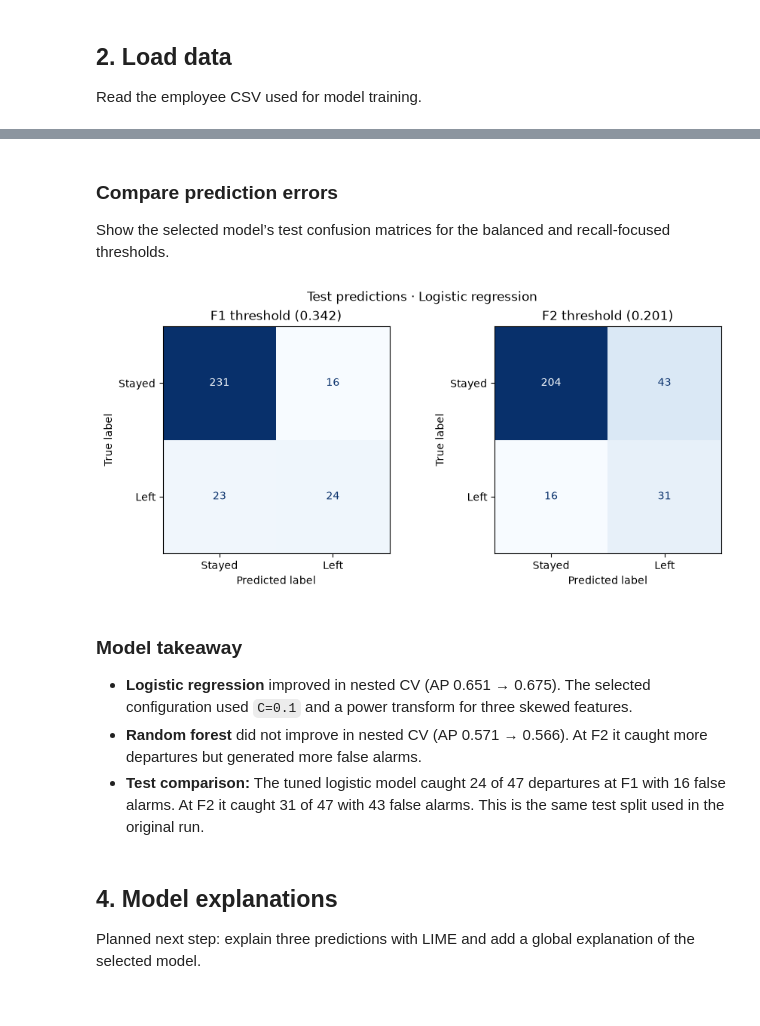
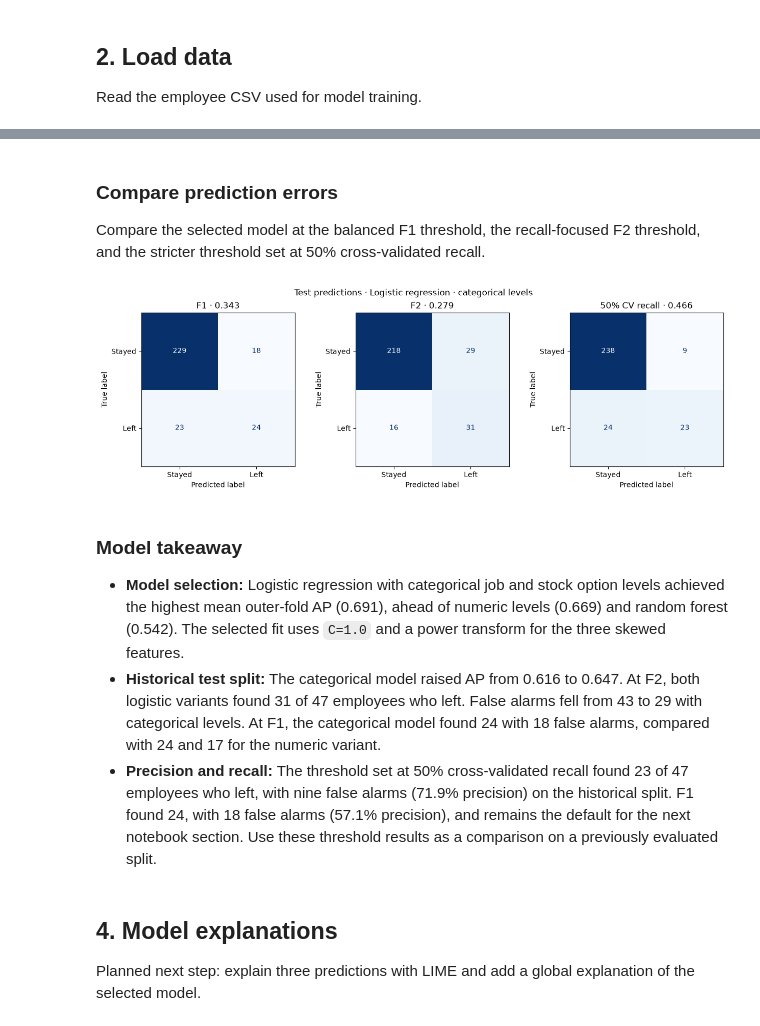
Before and after one commit to johanneswbr/medco-passau-xai, a Jupyter notebook: model_xai.ipynb, the cells around one changed output, grey strips where cells are left out. Drawn from its saved outputs; the diff is of its cells as text; code cells hidden in the pictures.

Commit message:
Improve attrition model and compare decision thresholds

```diff
--- a/model_xai.ipynb
+++ b/model_xai.ipynb
@@ -58,16 +59,18 @@ assert not employees.duplicated().any(), "Review duplicate employee rows."
 assert employees["EmployeeNumber"].notna().all() and employees["EmployeeNumber"].is_unique
 assert set(employees["Attrition"]) == {"Yes", "No"}, "Review the Attrition labels."
 
-constant_columns = employees.columns[employees.nunique(dropna=False).eq(1)].tolist()
-X = employees.drop(columns=["EmployeeNumber", "Attrition", *constant_columns])
+X = employees.drop(columns=["EmployeeNumber", "Attrition"])
 y = employees["Attrition"].eq("Yes").astype(int)
 
 X_train, X_test, y_train, y_test = train_test_split(
     X, y, test_size=0.20, stratify=y, random_state=random_seed
 )
+constant_columns = X_train.columns[X_train.nunique(dropna=False).eq(1)]
+X_train = X_train.drop(columns=constant_columns)
+X_test = X_test.drop(columns=constant_columns)
 
 display(pd.DataFrame({
     "Employees": [len(y_train), len(y_test)],
-    "Departures": [y_train.sum(), y_test.sum()],
+    "Employees who left": [y_train.sum(), y_test.sum()],
 }, index=["Train", "Test"]))
 # %% [output]
@@ -232,10 +224,10 @@ def summarize_predictions(labels, scores, predictions):
     return {
         "AP": average_precision_score(labels, scores),
         "Precision": precision_score(labels, predictions, zero_division=0),
-        "Recall": recall_score(labels, predictions),
-        "F1": f1_score(labels, predictions),
-        "Accuracy": accuracy_score(labels, predictions),
-        "Detected": int((predictions & labels.eq(1)).sum()),
+        "Recall": recall_score(labels, predictions, zero_division=0),
+        "F1": f1_score(labels, predictions, zero_division=0),
+        "F2": fbeta_score(labels, predictions, beta=2, zero_division=0),
+        "Employees who left detected": int((predictions & labels.eq(1)).sum()),
         "False alarms": int((predictions & labels.eq(0)).sum()),
     }
 
@@ -246,17 +238,11 @@ test_results = {
         y_test, baseline_scores, baseline.predict(X_test).astype(bool)
     )
 }
-for model_name, tuned in tuned_models.items():
-    original = original_models[model_name].fit(X_train, y_train)
-    original_scores = original.predict_proba(X_test)[:, 1]
-    tuned_scores = tuned.predict_proba(X_test)[:, 1]
-
-    test_results[(model_name, "Original F1")] = summarize_predictions(
-        y_test, original_scores, original_scores >= original_thresholds[model_name]["F1"]
-    )
+for model_name in cv_results.index:
+    model_scores = fitted_searches[model_name].predict_proba(X_test)[:, 1]
     for threshold_name, threshold in model_thresholds[model_name].items():
-        test_results[(model_name, f"Tuned {threshold_name}")] = summarize_predictions(
-            y_test, tuned_scores, tuned_scores >= threshold
+        test_results[(model_name, threshold_name)] = summarize_predictions(
+            y_test, model_scores, model_scores >= threshold
         )
 
 test_metrics = pd.DataFrame.from_dict(test_results, orient="index")
@@ -278,27 +267,28 @@ test_predictions = test_scores >= decision_threshold
 # %% [markdown]
 ### Compare prediction errors
 
-Show the selected model’s test confusion matrices for the balanced and recall-focused thresholds.
+Compare the selected model at the balanced F1 threshold, the recall-focused F2 threshold, and the stricter threshold set at 50% cross-validated recall.
 # %%
 %matplotlib inline
 
-fig, axes = plt.subplots(1, 2, figsize=(8.8, 4), layout="constrained")
-for ax, (threshold_name, threshold) in zip(axes, model_thresholds[selected_name].items()):
+selected_thresholds = model_thresholds[selected_name]
+fig, axes = plt.subplots(1, len(selected_thresholds), figsize=(12.6, 4), layout="constrained")
+for ax, (threshold_name, threshold) in zip(axes, selected_thresholds.items()):
     ConfusionMatrixDisplay.from_predictions(
         y_test, test_scores >= threshold, labels=[0, 1], display_labels=["Stayed", "Left"],
         cmap="Blues", colorbar=False, ax=ax,
     )
-    ax.set_title(f"{threshold_name} threshold ({threshold:.3f})")
+    ax.set_title(f"{threshold_name} · {threshold:.3f}")
 fig.suptitle(f"Test predictions · {selected_name}")
 plt.show()
 # %% [output]
-[figure, old version]
+[figure, new version]
 # %% [markdown]
 ### Model takeaway
 
-- **Logistic regression** improved in nested CV (AP 0.651 → 0.675). The selected configuration used `C=0.1` and a power transform for three skewed features.
-- **Random forest** did not improve in nested CV (AP 0.571 → 0.566). At F2 it caught more departures but generated more false alarms.
-- **Test comparison:** The tuned logistic model caught 24 of 47 departures at F1 with 16 false alarms. At F2 it caught 31 of 47 with 43 false alarms. This is the same test split used in the original run.
+- **Model selection:** Logistic regression with categorical job and stock option levels achieved the highest mean outer-fold AP (0.691), ahead of numeric levels (0.669) and random forest (0.542). The selected fit uses `C=1.0` and a power transform for the three skewed features.
+- **Historical test split:** The categorical model raised AP from 0.616 to 0.647. At F2, both logistic variants found 31 of 47 employees who left. False alarms fell from 43 to 29 with categorical levels. At F1, the categorical model found 24 with 18 false alarms, compared with 24 and 17 for the numeric variant.
+- **Precision and recall:** The threshold set at 50% cross-validated recall found 23 of 47 employees who left, with nine false alarms (71.9% precision) on the historical split. F1 found 24, with 18 false alarms (57.1% precision), and remains the default for the next notebook section. Use these threshold results as a comparison on a previously evaluated split.
 # %% [markdown]
 ## 4. Model explanations
 
```
Also changed, not shown: parts of 13 cells of this notebook.
